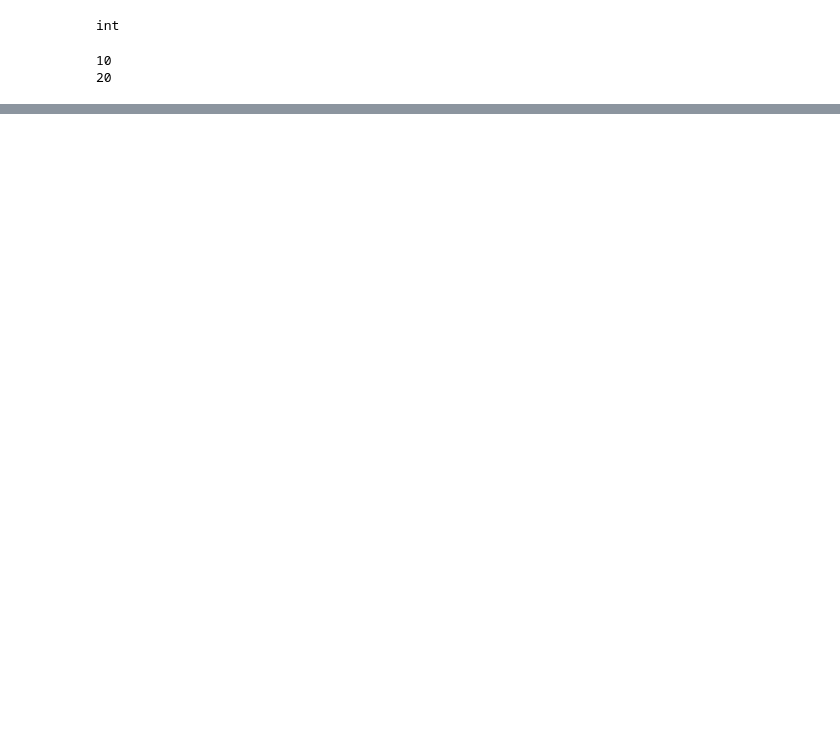
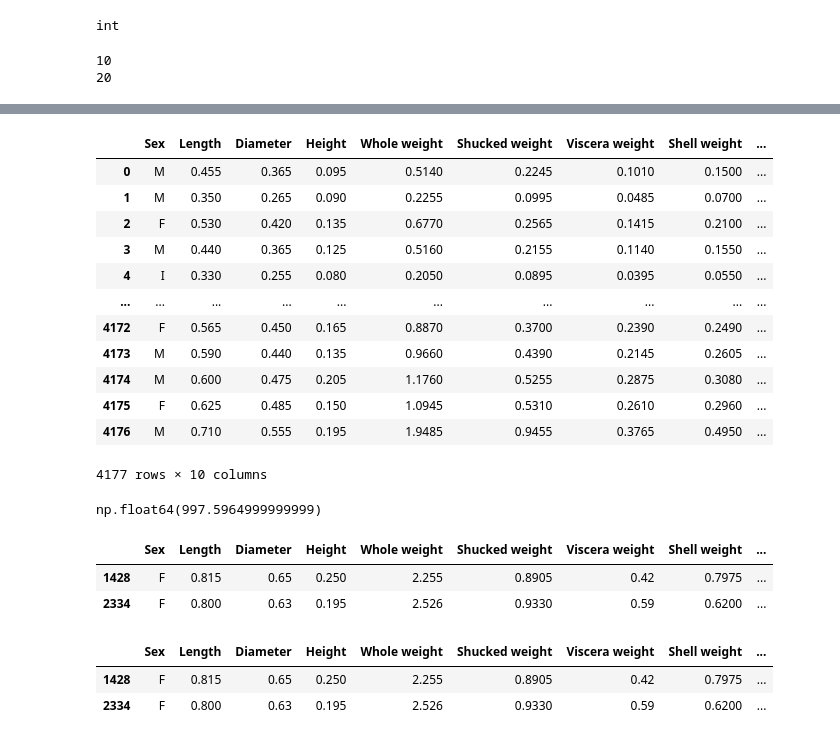
Before and after one commit to jaya-swetha21/Home-Decor, a Jupyter notebook: chapter_appendix-tools-for-deep-learning/jupyter.ipynb, the cells around one changed output, grey strips where cells are left out. Saved outputs shown, nothing was run; the diff lists cells and outputs as text; code cells hidden in the pictures; blank space fills up the shorter version.

```diff
--- a/chapter_appendix-tools-for-deep-learning/jupyter.ipynb
+++ b/chapter_appendix-tools-for-deep-learning/jupyter.ipynb
@@ -171,0 +201,5 @@ foo()
+# %%
+abalone_p = '/content/abalone.data (1).csv'
+# %%
+import pandas as pd
+abalone = pd.read_csv(abalone_p, sep=',' , decimal='.', header=None, names=['Sex', 'Length', 'Diameter', 'Height', 'Whole weight','Shucked weight', 'Viscera weight', 'Shell weight', 'Rings'])
@@ -171,0 +283,40 @@ foo()
+# %%
+fake_abalone = abalone.copy()
+# %%
+fake_abalone['Ratio of length to height'] = \
+(fake_abalone['Length'] / fake_abalone['Height']).round(4)
+fake_abalone
+# %% [output]
+|  | Sex | Length | Diameter | Height | Whole weight | Shucked weight | Viscera weight | Shell weight | ... |
+| 0 | M | 0.455 | 0.365 | 0.095 | 0.5140 | 0.2245 | 0.1010 | 0.1500 | ... |
+| 1 | M | 0.350 | 0.265 | 0.090 | 0.2255 | 0.0995 | 0.0485 | 0.0700 | ... |
+| 2 | F | 0.530 | 0.420 | 0.135 | 0.6770 | 0.2565 | 0.1415 | 0.2100 | ... |
+| 3 | M | 0.440 | 0.365 | 0.125 | 0.5160 | 0.2155 | 0.1140 | 0.1550 | ... |
+| 4 | I | 0.330 | 0.255 | 0.080 | 0.2050 | 0.0895 | 0.0395 | 0.0550 | ... |
+| ... | ... | ... | ... | ... | ... | ... | ... | ... | ... |
+| 4172 | F | 0.565 | 0.450 | 0.165 | 0.8870 | 0.3700 | 0.2390 | 0.2490 | ... |
+| 4173 | M | 0.590 | 0.440 | 0.135 | 0.9660 | 0.4390 | 0.2145 | 0.2605 | ... |
+| 4174 | M | 0.600 | 0.475 | 0.205 | 1.1760 | 0.5255 | 0.2875 | 0.3080 | ... |
+| 4175 | F | 0.625 | 0.485 | 0.150 | 1.0945 | 0.5310 | 0.2610 | 0.2960 | ... |
+| 4176 | M | 0.710 | 0.555 | 0.195 | 1.9485 | 0.9455 | 0.3765 | 0.4950 | ... |
+4177 rows × 10 columns
+# %%
+fake_abalone['Shell weight'].sum()
+# %% [output]
+np.float64(997.5964999999999)
+# %%
+sorted_fake_abalone = \
+fake_abalone.sort_values(by= 'Length', ascending=False)
+sorted_fake_abalone.head(2)
+# %% [output]
+|  | Sex | Length | Diameter | Height | Whole weight | Shucked weight | Viscera weight | Shell weight | ... |
+| 1428 | F | 0.815 | 0.65 | 0.250 | 2.255 | 0.8905 | 0.42 | 0.7975 | ... |
+| 2334 | F | 0.800 | 0.63 | 0.195 | 2.526 | 0.9330 | 0.59 | 0.6200 | ... |
+# %%
+sorted_fake_abalone = \
+sorted_fake_abalone.drop(columns=['Ratio of length to height'])
+sorted_fake_abalone.head(2)
+# %% [output]
+|  | Sex | Length | Diameter | Height | Whole weight | Shucked weight | Viscera weight | Shell weight | ... |
+| 1428 | F | 0.815 | 0.65 | 0.250 | 2.255 | 0.8905 | 0.42 | 0.7975 | ... |
+| 2334 | F | 0.800 | 0.63 | 0.195 | 2.526 | 0.9330 | 0.59 | 0.6200 | ... |
```
Also changed, not shown: parts of 27 cells of this notebook.
